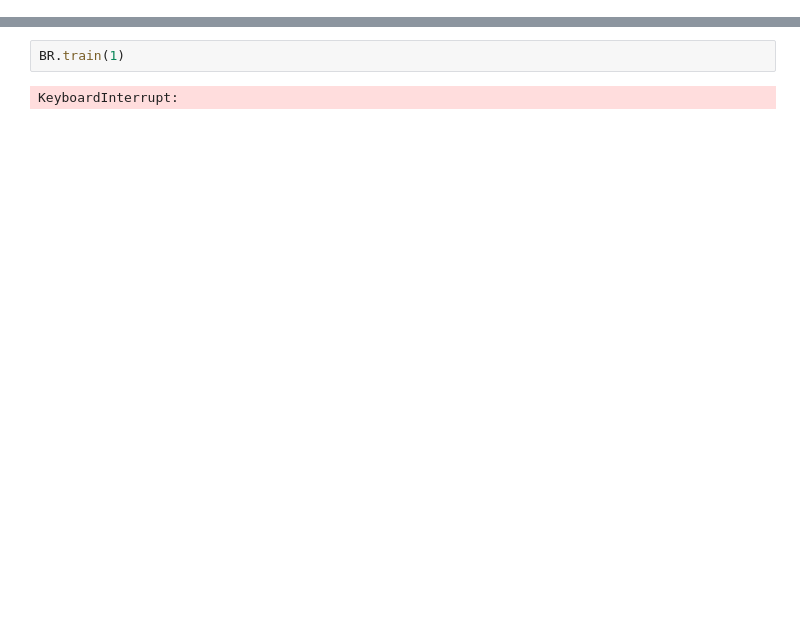
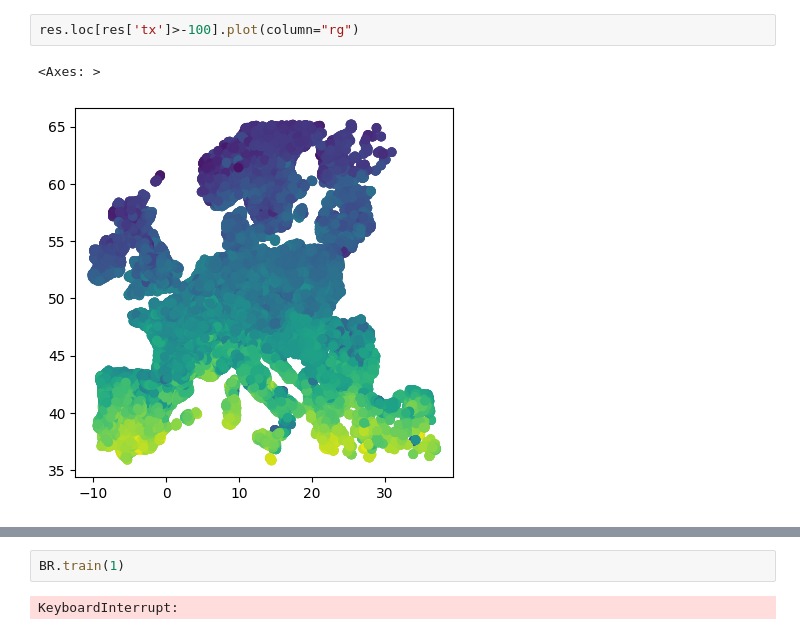
Before and after one commit to KrzysztofKalisiak/ROCM_repo, a Jupyter notebook: geoguesser_master.ipynb, the cells around one changed output, grey strips where cells are left out. Saved outputs shown, nothing was run; the diff lists cells and outputs as text; blank space fills up the shorter version.

```diff
--- a/geoguesser_master.ipynb
+++ b/geoguesser_master.ipynb
@@ -39,0 +84,5 @@ BR.prepare_system(list(countries))
+# %%
+res.loc[res['tx']>-100].plot(column="rg")
+# %% [output]
+<Axes: >
+[figure, added]
```
Also changed, not shown: parts of 21 cells of this notebook, 4 other files.
